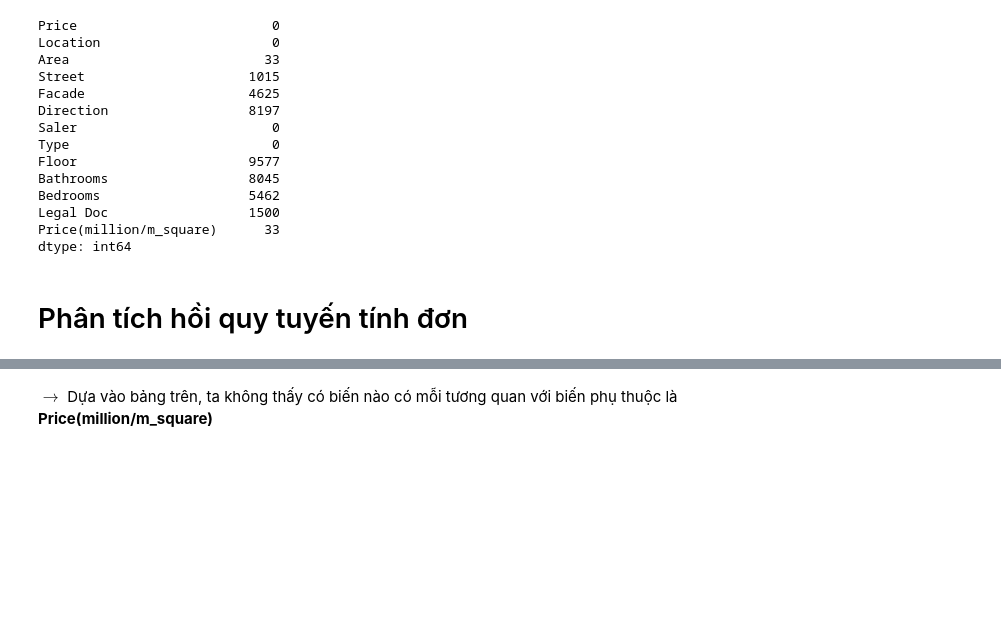
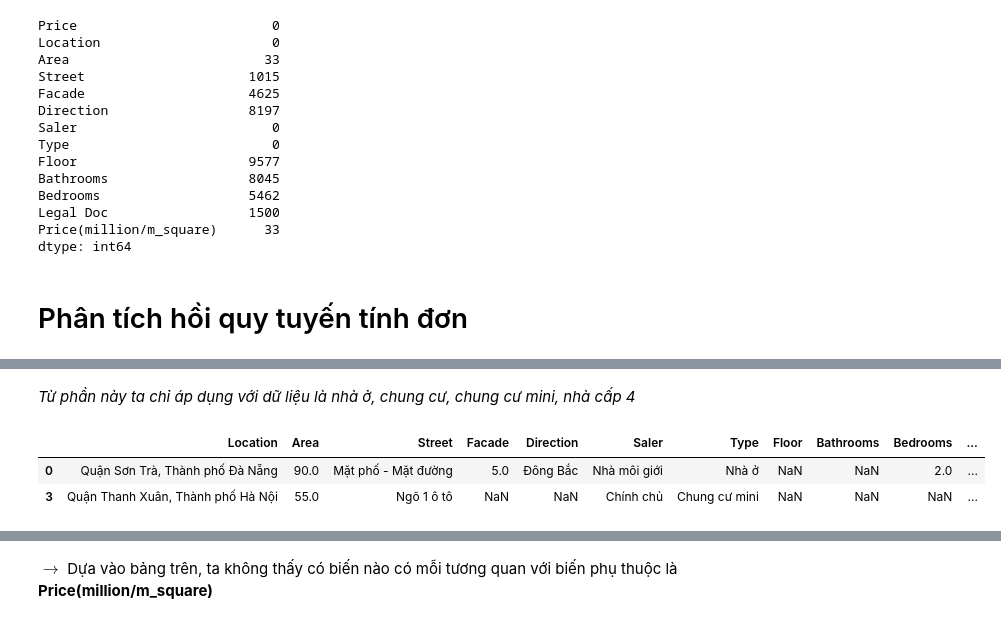
Before and after one commit to HieuTranV/DataVisualization, a Jupyter notebook: LabCK/Preprocessing.ipynb, the cells around one changed output, grey strips where cells are left out. Saved outputs shown, nothing was run; the diff lists cells and outputs as text; code cells hidden in the pictures; blank space fills up the shorter version.

```diff
--- a/LabCK/Preprocessing.ipynb
+++ b/LabCK/Preprocessing.ipynb
@@ -489,0 +489,11 @@ Successfully installed category-encoders-2.2.2
+# %% [markdown]
+*Từ phần này ta chỉ áp dụng với dữ liệu là nhà ở, chung cư, chung cư mini, nhà cấp 4*
+# %%
+types = ['Nhà ở', 'Chung cư', 'Chung cư mini', 'Nhà cấp 4']
+house = new_data.loc[(new_data['Type']).isin(types)]
+house.drop(['Price', 'Saler'], axis=1, inplace=True)
+house.head(2)
+# %% [output]
+|  | Location | Area | Street | Facade | Direction | Saler | Type | Floor | Bathrooms | Bedrooms | ... |
+| 0 | Quận Sơn Trà, Thành phố Đà Nẵng | 90.0 | Mặt phố - Mặt đường | 5.0 | Đông Bắc | Nhà môi giới | Nhà ở | NaN | NaN | 2.0 | ... |
+| 3 | Quận Thanh Xuân, Thành phố Hà Nội | 55.0 | Ngõ 1 ô tô | NaN | NaN | Chính chủ | Chung cư mini | NaN | NaN | NaN | ... |
```
Also changed, not shown: parts of 21 cells of this notebook.
